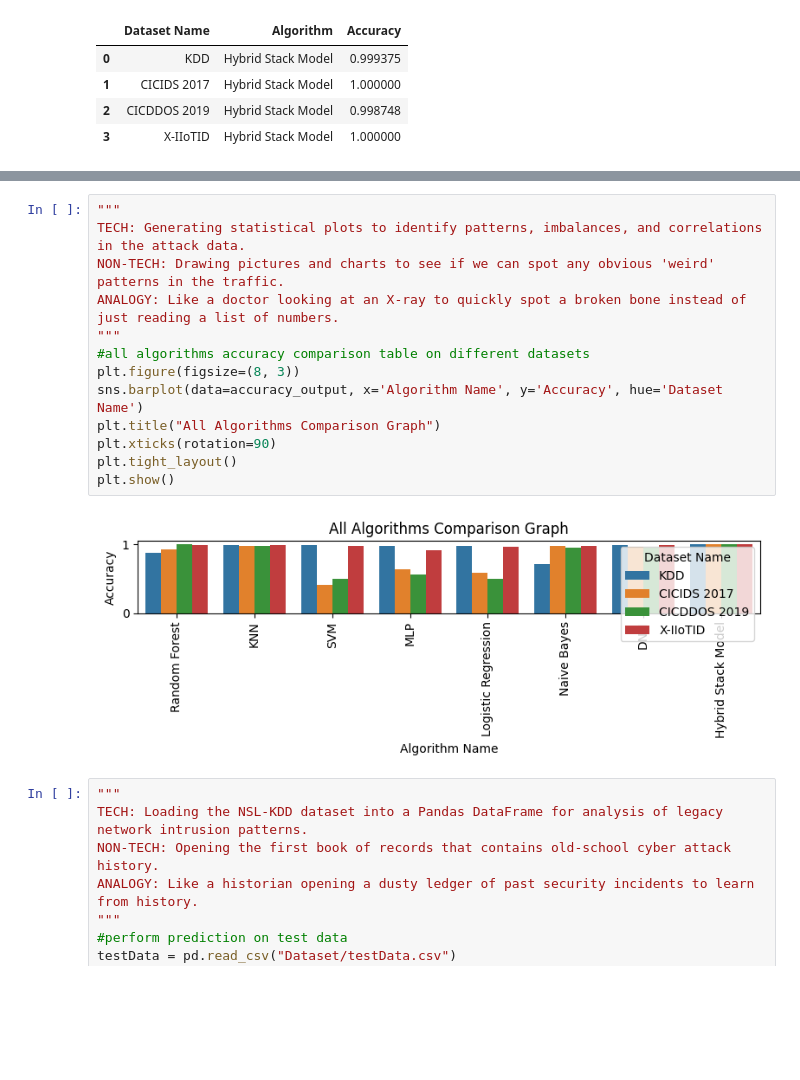
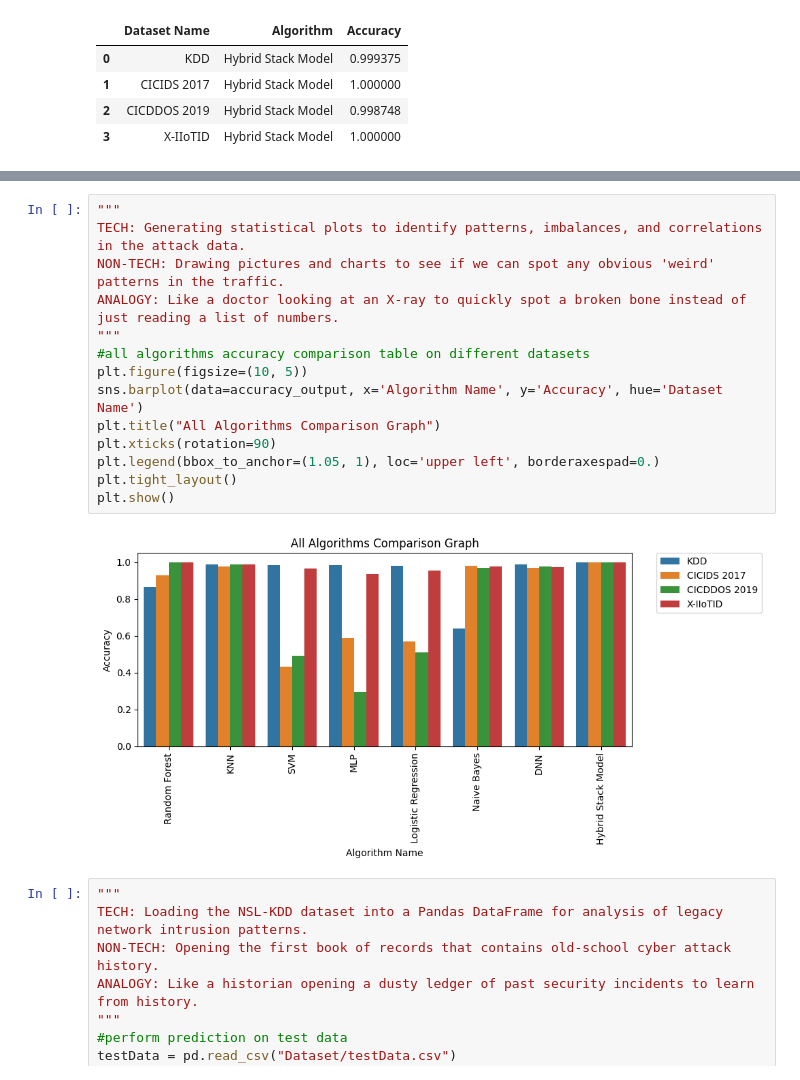
Before and after one commit to Ksreyan0725/CyberAttackPrediction---College_Project, a Jupyter notebook: CyberAttackPrediction/ExtensionCyberAttack.ipynb, the cells around one changed output, grey strips where cells are left out. Drawn from its saved outputs; the diff is of its cells as text; blank space fills up the shorter version.

```diff
--- a/CyberAttackPrediction/ExtensionCyberAttack.ipynb
+++ b/CyberAttackPrediction/ExtensionCyberAttack.ipynb
@@ -550,18 +550,19 @@ accuracy_output
 # %%
 """
 TECH: Generating statistical plots to identify patterns, imbalances, and correlations in the attack data.
 NON-TECH: Drawing pictures and charts to see if we can spot any obvious 'weird' patterns in the traffic.
 ANALOGY: Like a doctor looking at an X-ray to quickly spot a broken bone instead of just reading a list of numbers.
 """
 #all algorithms accuracy comparison table on different datasets
-plt.figure(figsize=(8, 3))
+plt.figure(figsize=(10, 5))
 sns.barplot(data=accuracy_output, x='Algorithm Name', y='Accuracy', hue='Dataset Name')
 plt.title("All Algorithms Comparison Graph")
 plt.xticks(rotation=90)
+plt.legend(bbox_to_anchor=(1.05, 1), loc='upper left', borderaxespad=0.)
 plt.tight_layout()
 plt.show()
 # %% [output]
-[figure, old version]
+[figure, new version]
 # %%
 """
 TECH: Loading the NSL-KDD dataset into a Pandas DataFrame for analysis of legacy network intrusion patterns.
```
Also changed, not shown: parts of 9 cells of this notebook, 5 other files.
